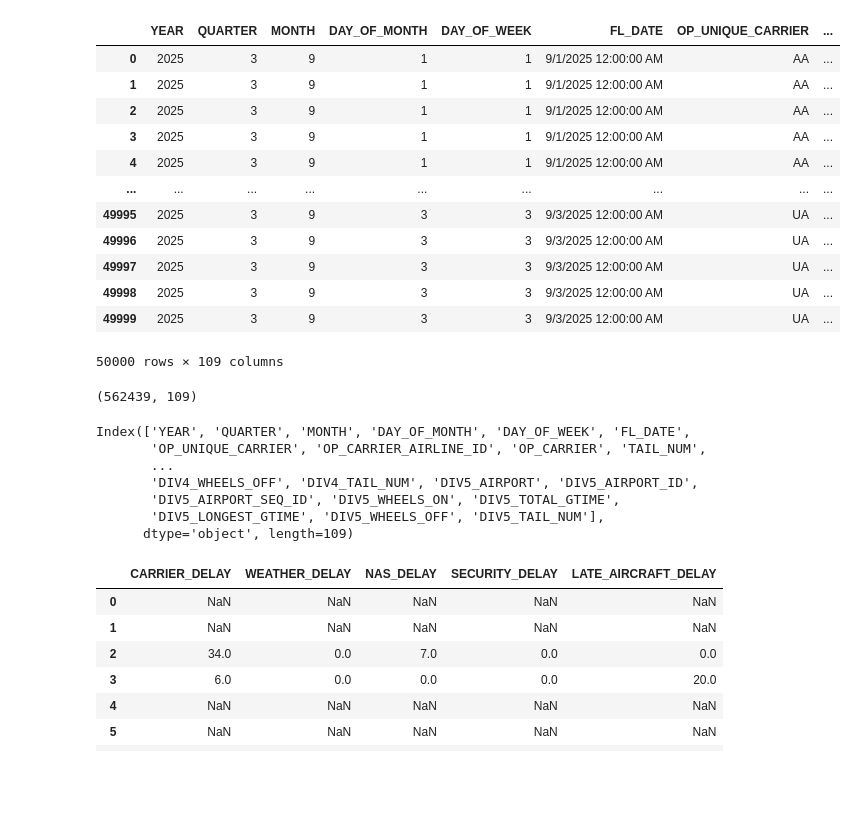
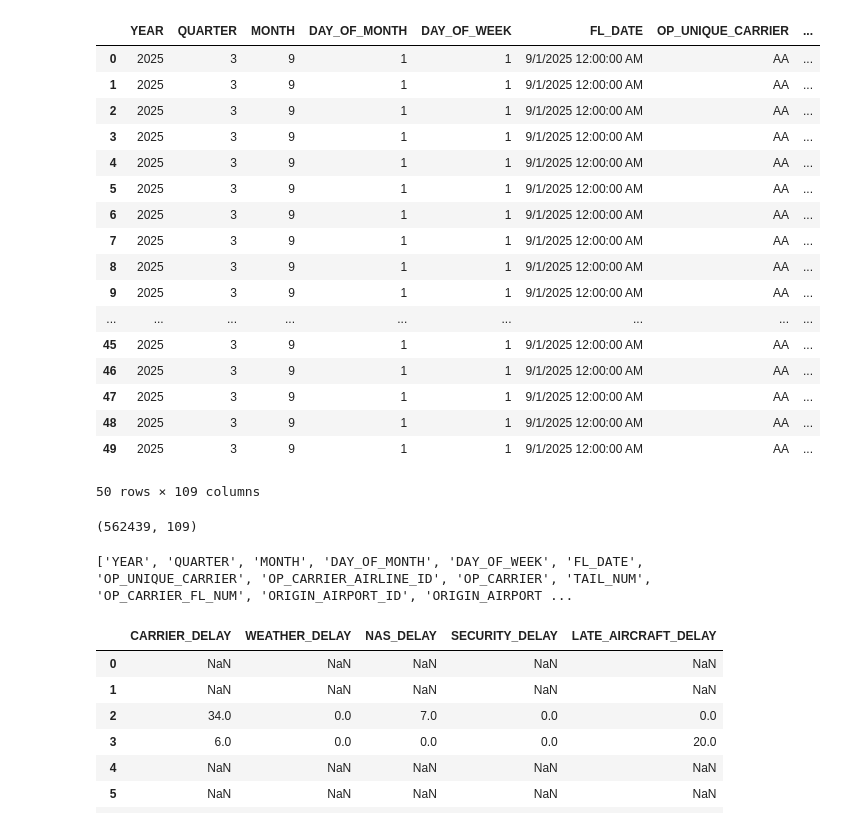
Before and after one commit to uppusneha11/Airline_OnTime_Performance, a Jupyter notebook: clean.ipynb, the cells around one changed output. Drawn from its saved outputs; the diff is of its cells as text; code cells hidden in the pictures; blank space fills up the shorter version.

```diff
--- a/clean.ipynb
+++ b/clean.ipynb
@@ -1,35 +1,34 @@
 # %%
 import pandas as pd
 df = pd.read_csv('/Users/snehauppu/Documents/Airline_OnTime_Performance/Data/T_ONTIME_REPORTING.csv')
-df.head(50000)
+df.head(50)
 # %% [output]
 |  | YEAR | QUARTER | MONTH | DAY_OF_MONTH | DAY_OF_WEEK | FL_DATE | OP_UNIQUE_CARRIER | ... |
 | 0 | 2025 | 3 | 9 | 1 | 1 | 9/1/2025 12:00:00 AM | AA | ... |
 | 1 | 2025 | 3 | 9 | 1 | 1 | 9/1/2025 12:00:00 AM | AA | ... |
 | 2 | 2025 | 3 | 9 | 1 | 1 | 9/1/2025 12:00:00 AM | AA | ... |
 | 3 | 2025 | 3 | 9 | 1 | 1 | 9/1/2025 12:00:00 AM | AA | ... |
 | 4 | 2025 | 3 | 9 | 1 | 1 | 9/1/2025 12:00:00 AM | AA | ... |
+| 5 | 2025 | 3 | 9 | 1 | 1 | 9/1/2025 12:00:00 AM | AA | ... |
+| 6 | 2025 | 3 | 9 | 1 | 1 | 9/1/2025 12:00:00 AM | AA | ... |
+| 7 | 2025 | 3 | 9 | 1 | 1 | 9/1/2025 12:00:00 AM | AA | ... |
+| 8 | 2025 | 3 | 9 | 1 | 1 | 9/1/2025 12:00:00 AM | AA | ... |
+| 9 | 2025 | 3 | 9 | 1 | 1 | 9/1/2025 12:00:00 AM | AA | ... |
 | ... | ... | ... | ... | ... | ... | ... | ... | ... |
-| 49995 | 2025 | 3 | 9 | 3 | 3 | 9/3/2025 12:00:00 AM | UA | ... |
-| 49996 | 2025 | 3 | 9 | 3 | 3 | 9/3/2025 12:00:00 AM | UA | ... |
-| 49997 | 2025 | 3 | 9 | 3 | 3 | 9/3/2025 12:00:00 AM | UA | ... |
-| 49998 | 2025 | 3 | 9 | 3 | 3 | 9/3/2025 12:00:00 AM | UA | ... |
-| 49999 | 2025 | 3 | 9 | 3 | 3 | 9/3/2025 12:00:00 AM | UA | ... |
+| 45 | 2025 | 3 | 9 | 1 | 1 | 9/1/2025 12:00:00 AM | AA | ... |
+| 46 | 2025 | 3 | 9 | 1 | 1 | 9/1/2025 12:00:00 AM | AA | ... |
+| 47 | 2025 | 3 | 9 | 1 | 1 | 9/1/2025 12:00:00 AM | AA | ... |
+| 48 | 2025 | 3 | 9 | 1 | 1 | 9/1/2025 12:00:00 AM | AA | ... |
+| 49 | 2025 | 3 | 9 | 1 | 1 | 9/1/2025 12:00:00 AM | AA | ... |
-50000 rows × 109 columns
+50 rows × 109 columns
 # %%
 df.shape
 # %% [output]
 (562439, 109)
 # %%
-df.columns
+print(df.columns.tolist())
 # %% [output]
-Index(['YEAR', 'QUARTER', 'MONTH', 'DAY_OF_MONTH', 'DAY_OF_WEEK', 'FL_DATE',
-       'OP_UNIQUE_CARRIER', 'OP_CARRIER_AIRLINE_ID', 'OP_CARRIER', 'TAIL_NUM',
-       ...
-       'DIV4_WHEELS_OFF', 'DIV4_TAIL_NUM', 'DIV5_AIRPORT', 'DIV5_AIRPORT_ID',
-       'DIV5_AIRPORT_SEQ_ID', 'DIV5_WHEELS_ON', 'DIV5_TOTAL_GTIME',
-       'DIV5_LONGEST_GTIME', 'DIV5_WHEELS_OFF', 'DIV5_TAIL_NUM'],
-      dtype='object', length=109)
+['YEAR', 'QUARTER', 'MONTH', 'DAY_OF_MONTH', 'DAY_OF_WEEK', 'FL_DATE', 'OP_UNIQUE_CARRIER', 'OP_CARRIER_AIRLINE_ID', 'OP_CARRIER', 'TAIL_NUM', 'OP_CARRIER_FL_NUM', 'ORIGIN_AIRPORT_ID', 'ORIGIN_AIRPORT ...
 # %%
 df[['CARRIER_DELAY', 'WEATHER_DELAY', 'NAS_DELAY', 'SECURITY_DELAY', 'LATE_AIRCRAFT_DELAY']].head(20)
 # %% [output]
```
Also changed, not shown: parts of 20 cells of this notebook, 2 other files.
